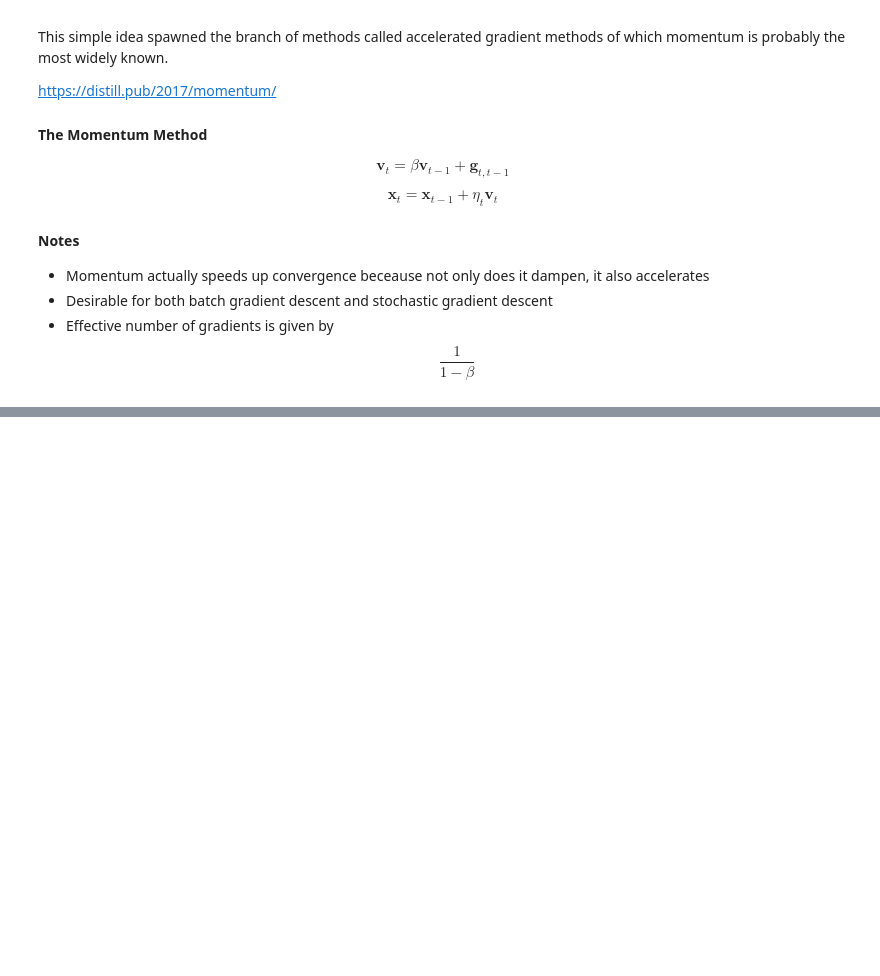
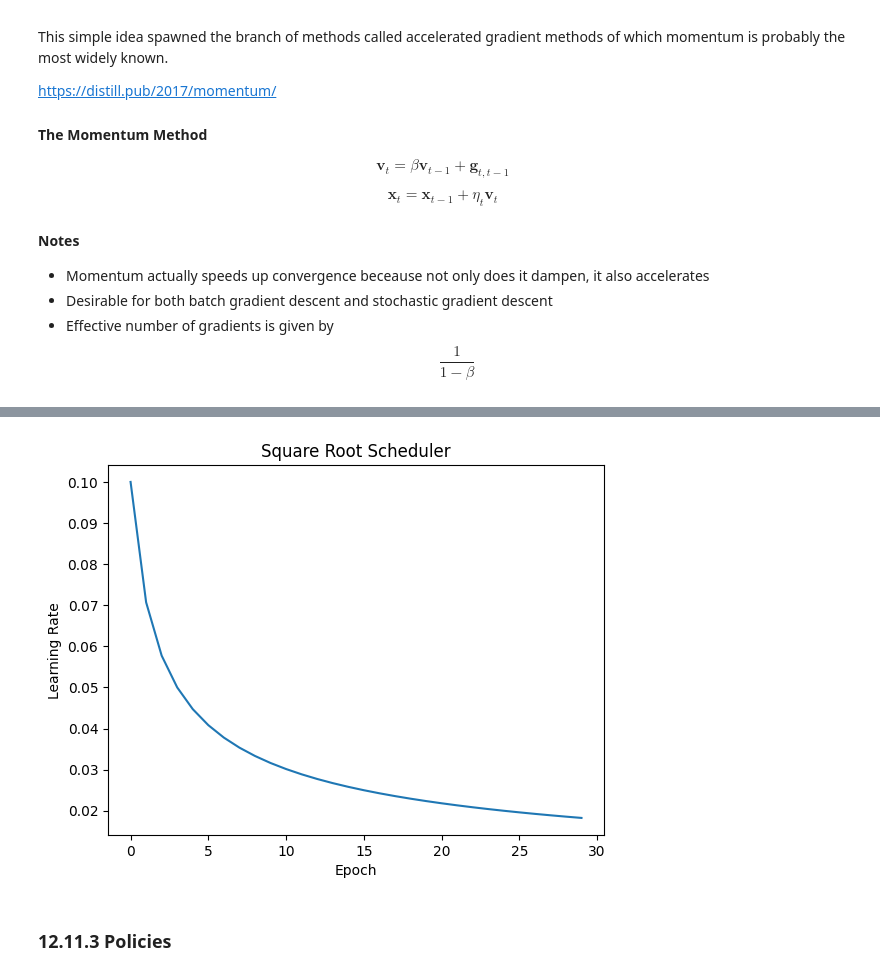
Before and after one commit to dhuvik/COMP664-Deep-Learning, a Jupyter notebook: Chapter 12 - Optimization Algorithms.ipynb, the cells around one changed output, grey strips where cells are left out. Cells and saved outputs as stored; diff of their text form; code cells hidden in the pictures; blank space fills up the shorter version.

```diff
--- a/Chapter 12 - Optimization Algorithms.ipynb
+++ b/Chapter 12 - Optimization Algorithms.ipynb
@@ -281,0 +397,7 @@ $$ \frac{1}{1-\beta}$$
+# %%
+def plot_learning_rate_scheduler(scheduler, num_epochs):
+    plt.plot(np.arange(num_epochs), [scheduler(e) for e in range(num_epochs)])
+    plt.xlabel('Epoch')
+    plt.ylabel('Learning Rate')
+    plt.title(str(scheduler.__doc__))
+    plt.show()
@@ -281,0 +407,18 @@ $$ \frac{1}{1-\beta}$$
+# %%
+import numpy as np
+import matplotlib.pyplot as plt
+
+class SquareRootScheduler:
+    """Square Root Scheduler"""
+    def __init__(self, lr=0.1):
+        self.lr = lr
+
+    def __call__(self, num_update):
+        return self.lr * pow(num_update + 1.0, -0.5)
+# %%
+scheduler = SquareRootScheduler(lr=0.1)
+plot_learning_rate_scheduler(scheduler, num_epochs=30)
+# %% [output]
+[figure, added]
+# %% [markdown]
+### 12.11.3 Policies
```
Also changed, not shown: parts of 23 cells of this notebook, 1 other file.
